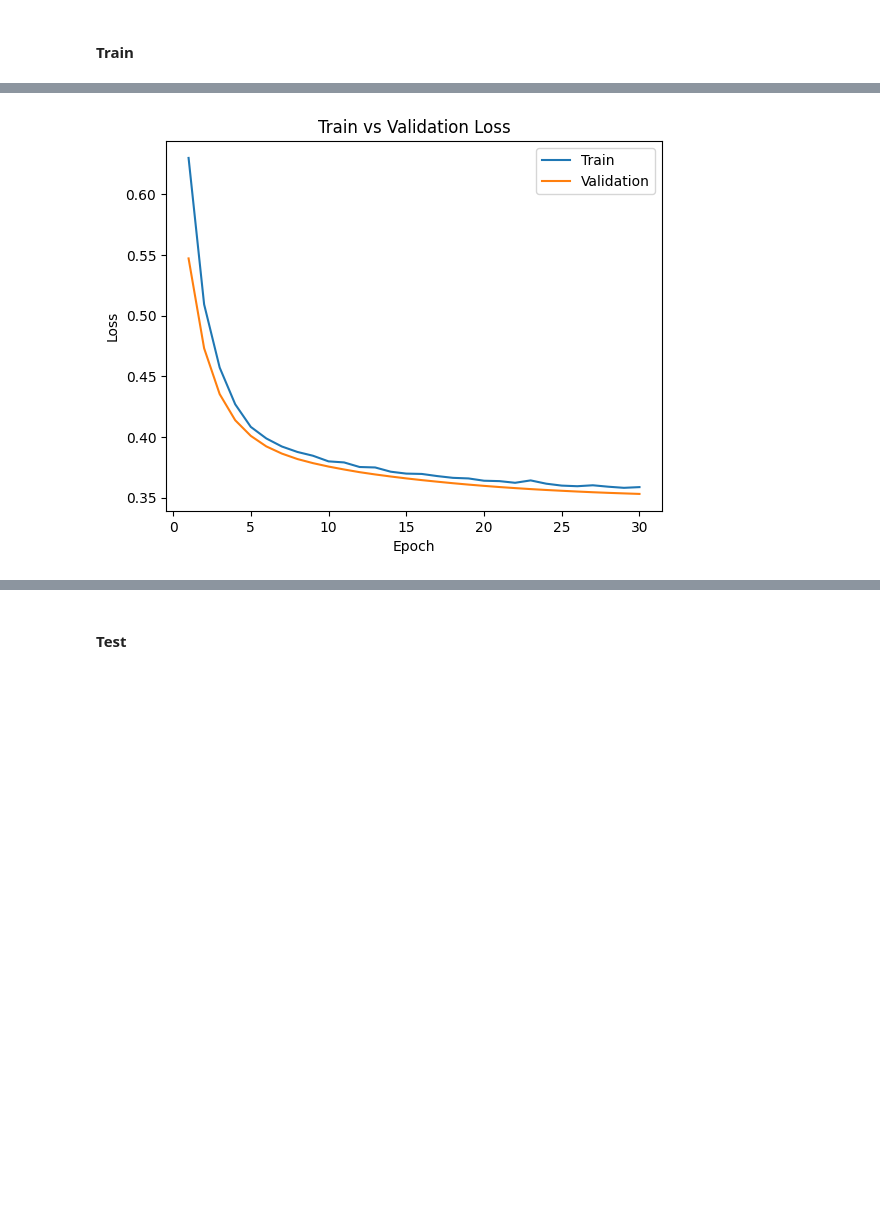
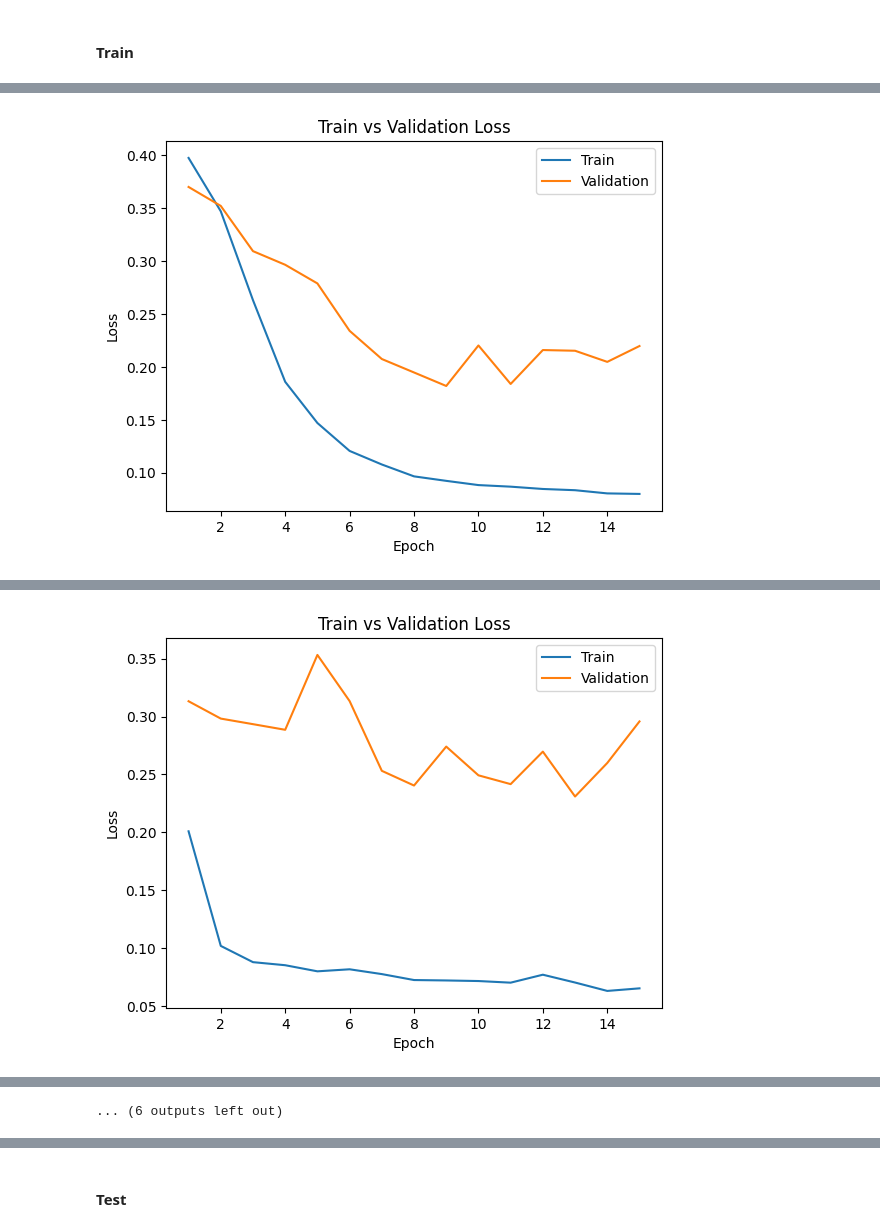
Before and after one commit to WilliamJWen/Project42, a Jupyter notebook: colab_notebooks/model.ipynb, the cells around one changed output, grey strips where cells are left out. Cells and saved outputs as stored; diff of their text form; code cells hidden in the pictures; blank space fills up the shorter version.

Commit message:
step 1 training progress

```diff
--- a/colab_notebooks/model.ipynb
+++ b/colab_notebooks/model.ipynb
@@ -844,9 +932,18 @@ import torch
 
 # Plot training curve from model path
 def plot_training_curve_step1(path):
+  train_err = np.loadtxt("{}_train_err.csv".format(path))
+  val_err = np.loadtxt("{}_val_err.csv".format(path))
   train_loss = np.loadtxt("{}_train_loss.csv".format(path))
   val_loss = np.loadtxt("{}_val_loss.csv".format(path))
-  n = len(train_loss) # number of epochs
+  plt.title("Train vs Validation Error")
+  n = len(train_err) # number of epochs
+  plt.plot(range(1, n + 1), train_err, label="Train")
+  plt.plot(range(1, n + 1), val_err, label="Validation")
+  plt.xlabel("Epoch")
+  plt.ylabel("Error")
+  plt.legend(loc='best')
+  plt.show()
   plt.title("Train vs Validation Loss")
   plt.plot(range(1, n + 1), train_loss, label="Train")
   plt.plot(range(1, n + 1), val_loss, label="Validation")
@@ -1046,5 +1150,2 @@ Total time elapsed: 243.55 seconds
 # %% [markdown]
 #### Train
-# %%
-autoencoder = ConvAutoencoder()
-train_step1_net(autoencoder)
@@ -1069,4 +1152,52 @@ Total time elapsed: 3873.73 seconds
-# %%
-plot_training_curve_step1(get_step1_model_name(name=autoencoder.name))
-# %% [output]
-[figure, removed]
+# %%
+# First set of settings
+
+settings = []
+settings.append({"act":F.leaky_relu,  "bias":True,  "layers":6, "bs":64,
+                 "lr":0.01,   "optim":optim.SGD,  "crit":nn.MSELoss()})
+settings.append({"act":F.leaky_relu,  "bias":True,  "layers":6, "bs":64,
+                 "lr":1,      "optim":optim.SGD,  "crit":nn.MSELoss()})
+settings.append({"act":F.leaky_relu,  "bias":True,  "layers":6, "bs":64,
+                 "lr":0.01,   "optim":optim.SGD,  "crit":nn.L1Loss()})
+settings.append({"act":F.leaky_relu,  "bias":True,  "layers":6, "bs":64,
+                 "lr":0.01,   "optim":optim.Adam, "crit":nn.MSELoss()})
+settings.append({"act":F.leaky_relu,  "bias":True,  "layers":3, "bs":64,
+                 "lr":0.01,   "optim":optim.SGD,  "crit":nn.MSELoss()})
+settings.append({"act":F.leaky_relu,  "bias":True,  "layers":6, "bs":32,
+                 "lr":0.005,  "optim":optim.SGD,  "crit":nn.MSELoss()})
+settings.append({"act":F.leaky_relu,  "bias":True,  "layers":6, "bs":128,
+                 "lr":0.05,   "optim":optim.SGD,  "crit":nn.MSELoss()})
+settings.append({"act":F.relu,        "bias":True,  "layers":6, "bs":64,
+                 "lr":0.01,   "optim":optim.SGD,  "crit":nn.MSELoss()})
+settings.append({"act":"TRec",        "bias":False, "layers":6, "bs":64,
+                 "lr":0.01,   "optim":optim.SGD,  "crit":nn.MSELoss()})
+
+for s in settings:
+  print("\nSettings:")
+  print("\tActivation function:",
+        s["act"] if s["act"] == "TRec" else s["act"].__name__)
+  print("\tKernel bias:", s["bias"])
+  print("\tEncoder/decoder layers:", s["layers"])
+  print("\tBatch size:", s["bs"])
+  print("\tLearning rate:", s["lr"])
+  print("\tOptimizer:", s["optim"].__name__)
+  print("\tLoss function:", type(s["crit"]).__name__)
+  print("\n")
+
+  autoencoder = ConvAutoencoder(activation=s["act"],
+                                bias=s["bias"],
+                                layers=s["layers"])
+  train_step1_net(autoencoder,
+                  batch_size=s["bs"],
+                  learning_rate=s["lr"],
+                  optim_type=s["optim"],
+                  criterion=s["crit"],
+                  num_epochs=15)
+
+  plot_training_curve_step1(get_step1_model_name(name=autoencoder.name,
+                                                 criterion=s["crit"],
+                                                 optimizer=s["optim"],
+                                                 batch_size=s["bs"],
+                                                 learning_rate=s["lr"],
+                                                 epoch=15))
+# %% [output]
@@ -1072,0 +1221 @@ plot_training_curve_step1(get_step1_model_name(name=autoencoder.name))
+[figure, added]
@@ -1072,0 +1239 @@ plot_training_curve_step1(get_step1_model_name(name=autoencoder.name))
+[figure, added]
@@ -1072,0 +1312 @@ plot_training_curve_step1(get_step1_model_name(name=autoencoder.name))
+... (6 outputs left out)
```
Also changed, not shown: parts of 12 cells of this notebook.
